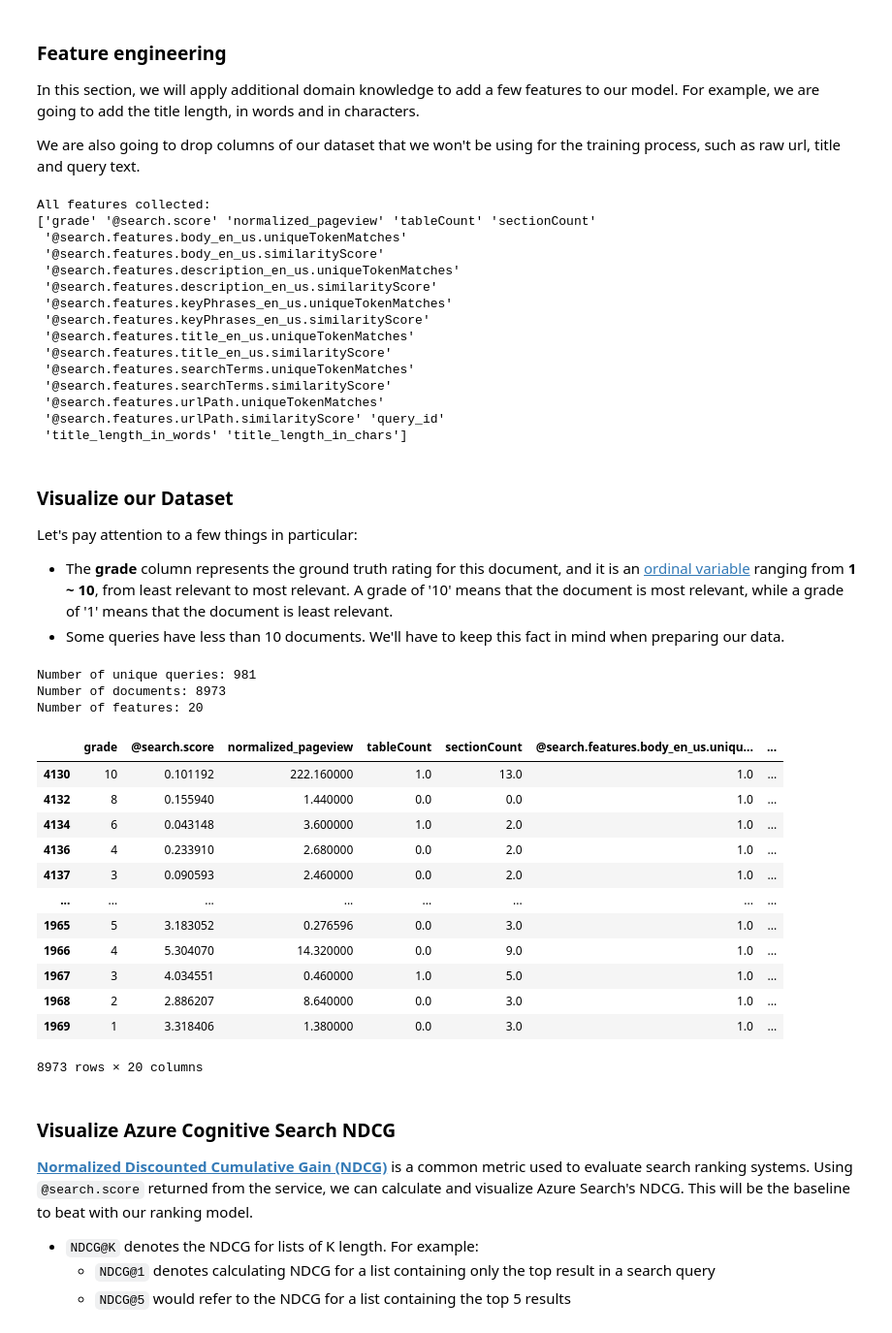
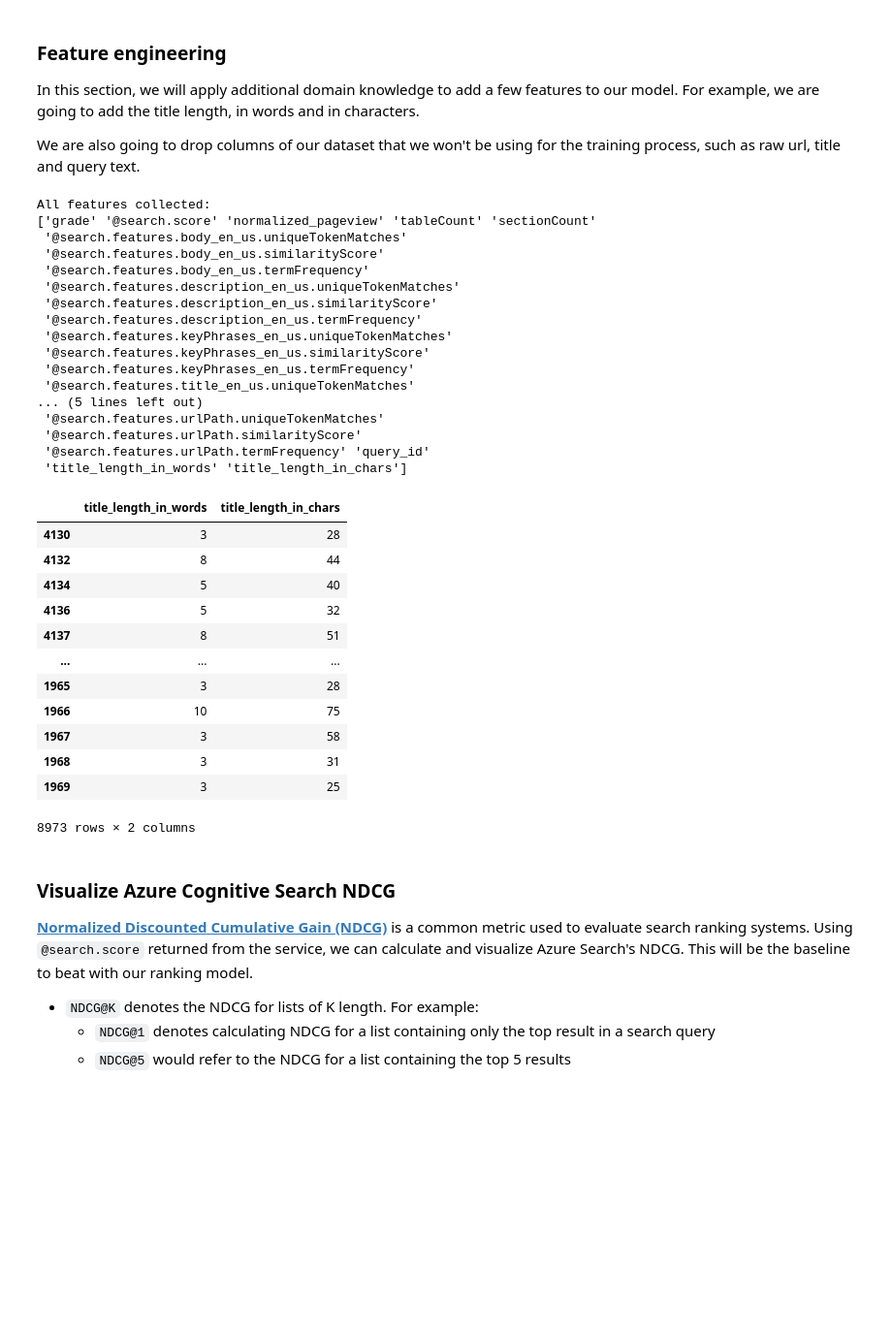
Before and after one commit to wenyangfu/wenyang-ltr, a Jupyter notebook: l2r_part1_data_eng.ipynb, the cells around one changed output. Shown: that part at 97% size. Drawn from its saved outputs; the diff is of its cells as text; code cells hidden in the pictures; blank space fills up the shorter version.

Commit message:
Clean up merged data prep & setup notebook.

```diff
--- a/l2r_part1_data_eng.ipynb
+++ b/l2r_part1_data_eng.ipynb
@@ -259,14 +230,0 @@ Now that you've finished part 1, let's load our data from the last section in an
-# %%
-%load_ext autoreload
-%autoreload 2
-
-from pathlib import Path
-
-import numpy as np
-import pandas as pd
-
-import azs_helpers.l2r_helper as azs
-
-serialized_features_path  = Path.cwd() / 'data' / 'interim' / 'features.pkl'
-all_features = pd.read_pickle(serialized_features_path)
-all_features
@@ -292,69 +269,55 @@ In this section, we will apply additional domain knowledge to add a few features
 We are also going to drop columns of our dataset that we won't be using for the training process, such as raw url, title and query text.
 # %%
 def customize_features(features):
-
     # adding a query_id column will help us group the data per query later in training
     if 'query_id' not in features:
         features['query_id'] = features.groupby('query').ngroup()
 
     if ('title_en_us' in features):
         features['title_en_us'] = features['title_en_us'].map(lambda title: str(title))
         features['title_length_in_words'] = features['title_en_us'].map(lambda title: len(title.split()))
         features['title_length_in_chars'] = features['title_en_us'].map(lambda title: len(title))
 
     # Discard the columns that we no longer need
     features = features.drop(['query', 'url', 'title_en_us'], axis=1, errors='ignore')
     return features
 
 all_features = customize_features(all_features)
 print("All features collected:")
 print(all_features.columns.values)
+
+all_features[['title_length_in_words', 'title_length_in_chars']]
 # %% [output]
 All features collected:
 ['grade' '@search.score' 'normalized_pageview' 'tableCount' 'sectionCount'
  '@search.features.body_en_us.uniqueTokenMatches'
  '@search.features.body_en_us.similarityScore'
+ '@search.features.body_en_us.termFrequency'
  '@search.features.description_en_us.uniqueTokenMatches'
  '@search.features.description_en_us.similarityScore'
+ '@search.features.description_en_us.termFrequency'
  '@search.features.keyPhrases_en_us.uniqueTokenMatches'
  '@search.features.keyPhrases_en_us.similarityScore'
+ '@search.features.keyPhrases_en_us.termFrequency'
  '@search.features.title_en_us.uniqueTokenMatches'
- '@search.features.title_en_us.similarityScore'
- '@search.features.searchTerms.uniqueTokenMatches'
- '@search.features.searchTerms.similarityScore'
+... (5 lines left out)
  '@search.features.urlPath.uniqueTokenMatches'
- '@search.features.urlPath.similarityScore' 'query_id'
+ '@search.features.urlPath.similarityScore'
+ '@search.features.urlPath.termFrequency' 'query_id'
  'title_length_in_words' 'title_length_in_chars']
+|  | title_length_in_words | title_length_in_chars |
+| 4130 | 3 | 28 |
+| 4132 | 8 | 44 |
+| 4134 | 5 | 40 |
+| 4136 | 5 | 32 |
+| 4137 | 8 | 51 |
+| ... | ... | ... |
+| 1965 | 3 | 28 |
+| 1966 | 10 | 75 |
+| 1967 | 3 | 58 |
+| 1968 | 3 | 31 |
+| 1969 | 3 | 25 |
+8973 rows × 2 columns
-# %% [markdown]
-### Visualize our Dataset
-
-Let's pay attention to a few things in particular:
-
-- The **grade** column represents the ground truth rating for this document, and it is an [ordinal variable](https://en.wikipedia.org/wiki/Ordinal_data) ranging from **1 ~ 10**, from least relevant to most relevant. A grade of '10' means that the document is most relevant, while a grade of '1' means that the document is least relevant.
-- Some queries have less than 10 documents. We'll have to keep this fact in mind when preparing our data.
-# %%
-print(f"Number of unique queries: {len(all_features.groupby('query_id'))}")
-print(f"Number of documents: {len(all_features)}")
-print(f"Number of features: {len(all_features.columns)}")
-
-all_features
-# %% [output]
-Number of unique queries: 981
-Number of documents: 8973
-Number of features: 20
-|  | grade | @search.score | normalized_pageview | tableCount | sectionCount | @search.features.body_en_us.uniqu... | ... |
-| 4130 | 10 | 0.101192 | 222.160000 | 1.0 | 13.0 | 1.0 | ... |
-| 4132 | 8 | 0.155940 | 1.440000 | 0.0 | 0.0 | 1.0 | ... |
-| 4134 | 6 | 0.043148 | 3.600000 | 1.0 | 2.0 | 1.0 | ... |
-| 4136 | 4 | 0.233910 | 2.680000 | 0.0 | 2.0 | 1.0 | ... |
-| 4137 | 3 | 0.090593 | 2.460000 | 0.0 | 2.0 | 1.0 | ... |
-| ... | ... | ... | ... | ... | ... | ... | ... |
-| 1965 | 5 | 3.183052 | 0.276596 | 0.0 | 3.0 | 1.0 | ... |
-| 1966 | 4 | 5.304070 | 14.320000 | 0.0 | 9.0 | 1.0 | ... |
-| 1967 | 3 | 4.034551 | 0.460000 | 1.0 | 5.0 | 1.0 | ... |
-| 1968 | 2 | 2.886207 | 8.640000 | 0.0 | 3.0 | 1.0 | ... |
-| 1969 | 1 | 3.318406 | 1.380000 | 0.0 | 3.0 | 1.0 | ... |
-8973 rows × 20 columns
 # %% [markdown]
 ### Visualize Azure Cognitive Search NDCG
 
```
Also changed, not shown: parts of 8 cells of this notebook.
